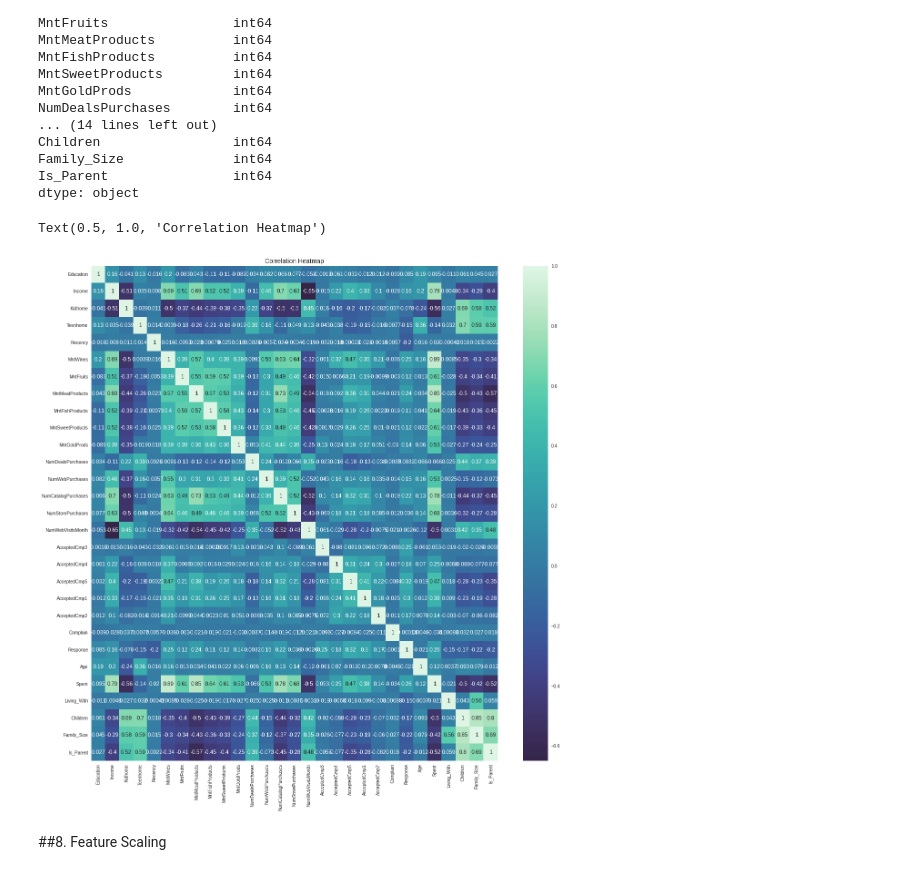
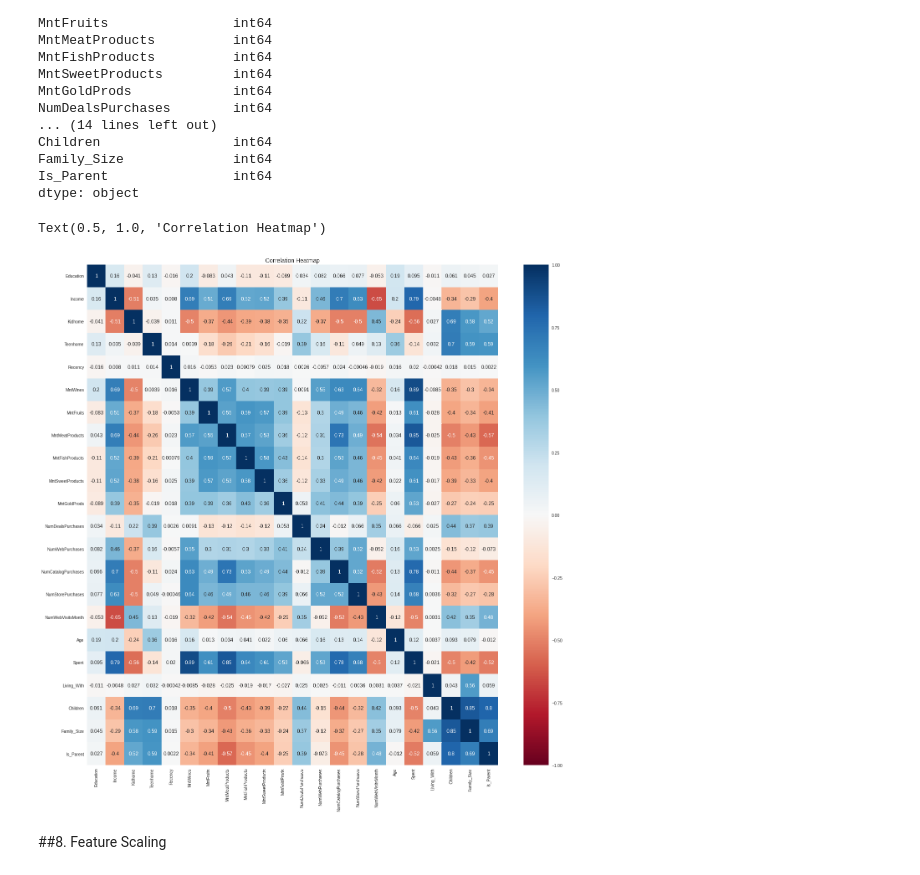
Before and after one commit to AliceKitchkin/Unsupervised-Machine-Learning, a Jupyter notebook: CustomerSegmentation.ipynb, the cells around one changed output. Saved outputs shown, nothing was run; the diff lists cells and outputs as text; code cells hidden in the pictures.

```diff
--- a/CustomerSegmentation.ipynb
+++ b/CustomerSegmentation.ipynb
@@ -342,17 +342,17 @@ dtype: object
 # %%
 # 0.9 is also a good relationship, and if you increase one value, the other will probably increase as well.
 # -0.9 would be just as good relationship as 0.9, but if you increase one value, the other will probably go down.
 # 0.2 means NOT a good relationship, meaning that if one value goes up does not mean that the other will.
 # 0.6 (or -0.6) is a good correlation
 
 corrmat = data.corr()
 
-plt.figure(figsize=(20,20))
-sns.heatmap(corrmat, annot = True, cmap = 'mako', center = 0)
+plt.figure(figsize=(22,22))
+sns.heatmap(corrmat, annot = True, cmap = 'RdBu', center = 0, vmin=-1, vmax=1)
 plt.title('Correlation Heatmap',fontsize=14)
 # %% [output]
 Text(0.5, 1.0, 'Correlation Heatmap')
-[figure, old version]
+[figure, new version]
 # %% [markdown]
 ##8. Feature Scaling
 # %%
```
Also changed, not shown: parts of 32 cells of this notebook.
